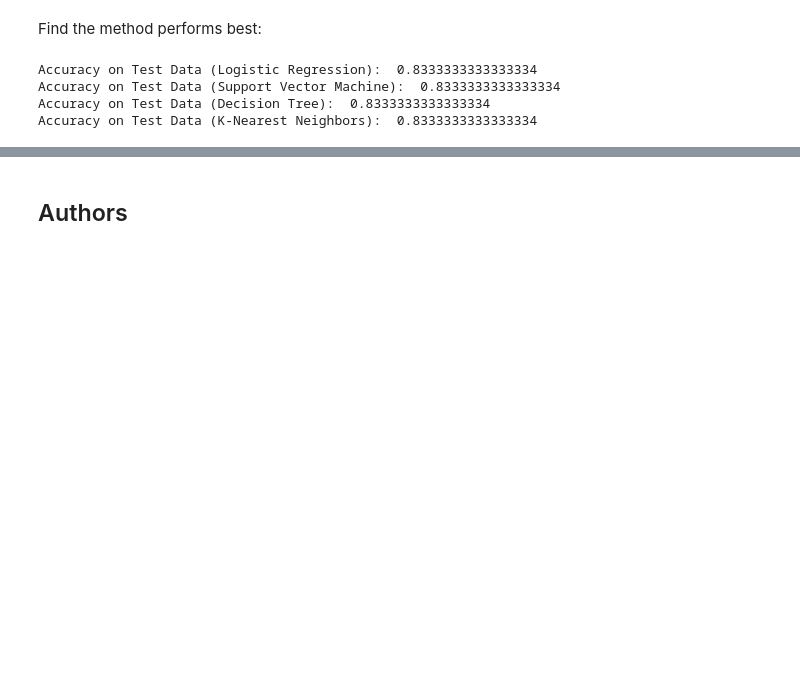
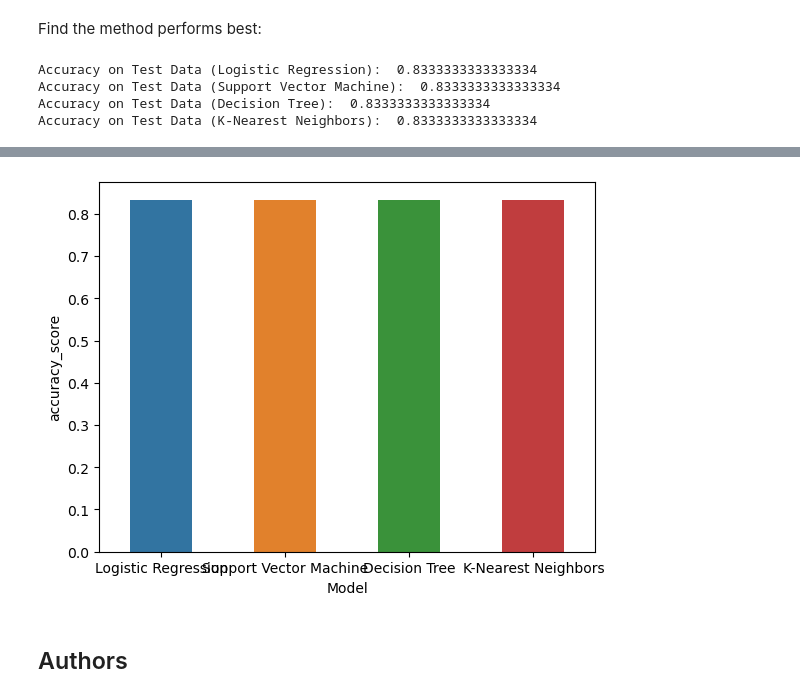
Before and after one commit to prasadiitian/Spacex_Falcon9_Project_final, a Jupyter notebook: SpaceX_Machine_Learning_Prediction_Part_5.jupyterlite.ipynb, the cells around one changed output, grey strips where cells are left out. Drawn from its saved outputs; the diff is of its cells as text; code cells hidden in the pictures; blank space fills up the shorter version.

```diff
--- a/SpaceX_Machine_Learning_Prediction_Part_5.jupyterlite.ipynb
+++ b/SpaceX_Machine_Learning_Prediction_Part_5.jupyterlite.ipynb
@@ -372,3 +372,8 @@ Accuracy on Test Data (Logistic Regression):  0.8333333333333334
 Accuracy on Test Data (Support Vector Machine):  0.8333333333333334
 Accuracy on Test Data (Decision Tree):  0.8333333333333334
 Accuracy on Test Data (K-Nearest Neighbors):  0.8333333333333334
+# %%
+dic = {"Model":["Logistic Regression","Support Vector Machine","Decision Tree","K-Nearest Neighbors"],"accuracy_score":[lr_accuracy,svm_accuracy,tree_accuracy,knn_accuracy
+]}
+# %%
+accuracy_df =pd.DataFrame(dic)
@@ -375,3 +388,8 @@ Accuracy on Test Data (K-Nearest Neighbors):  0.8333333333333334
+# %%
+sns.barplot(x="Model",y="accuracy_score",data=accuracy_df,width=0.5)
+plt.show()
+# %% [output]
+[figure, added]
 # %% [markdown]
 ## Authors
 # %% [markdown]
```
Also changed, not shown: parts of 2 cells of this notebook, 5 other files.
